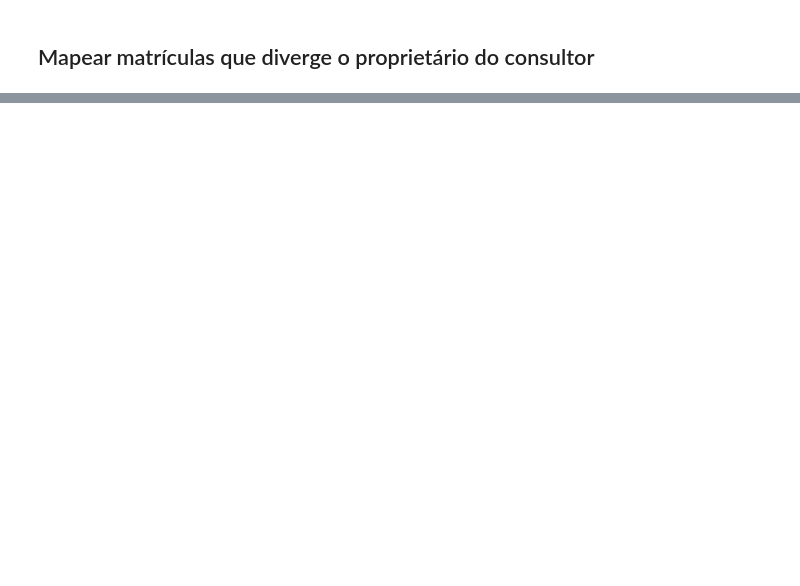
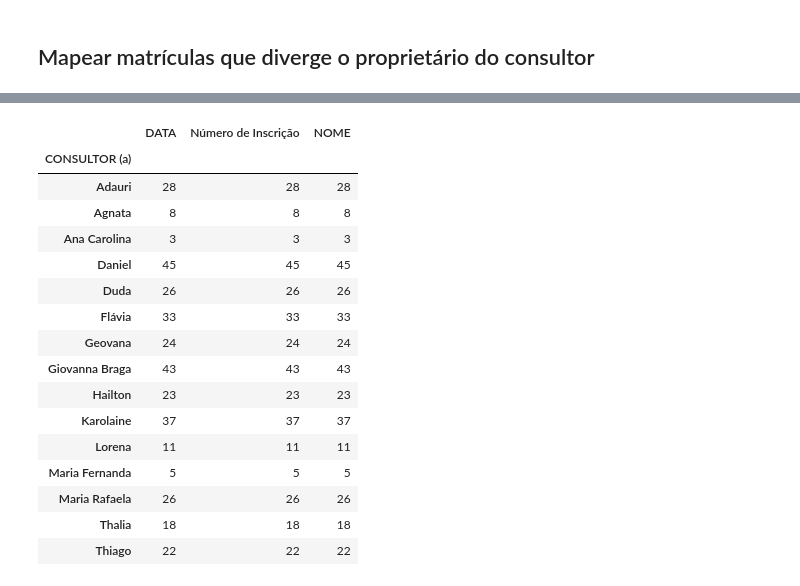
Before and after one commit to hugolosqui-trivento/automacoes-CRM, a Jupyter notebook: leads_sem_proprietario/analise.ipynb, the cells around one changed output, grey strips where cells are left out. Cells and saved outputs as stored; diff of their text form; code cells hidden in the pictures; blank space fills up the shorter version.

```diff
--- a/leads_sem_proprietario/analise.ipynb
+++ b/leads_sem_proprietario/analise.ipynb
@@ -121,0 +139,24 @@ divergencias.to_excel('divergencias_proprietario_consultor.xlsx', index=False)
+# %%
+# Contando matriculas no mes de jullho
+
+
+df = df.groupby(['CONSULTOR (a)']).count()
+df
+# %% [output]
+|  | DATA | Número de Inscrição | NOME |
+| CONSULTOR (a) |  |  |  |
+| Adauri | 28 | 28 | 28 |
+| Agnata | 8 | 8 | 8 |
+| Ana Carolina | 3 | 3 | 3 |
+| Daniel | 45 | 45 | 45 |
+| Duda | 26 | 26 | 26 |
+| Flávia | 33 | 33 | 33 |
+| Geovana | 24 | 24 | 24 |
+| Giovanna Braga | 43 | 43 | 43 |
+| Hailton | 23 | 23 | 23 |
+| Karolaine | 37 | 37 | 37 |
+| Lorena | 11 | 11 | 11 |
+| Maria Fernanda | 5 | 5 | 5 |
+| Maria Rafaela | 26 | 26 | 26 |
+| Thalia | 18 | 18 | 18 |
+| Thiago | 22 | 22 | 22 |
```
Also changed, not shown: parts of 10 cells of this notebook, 2 other files.
